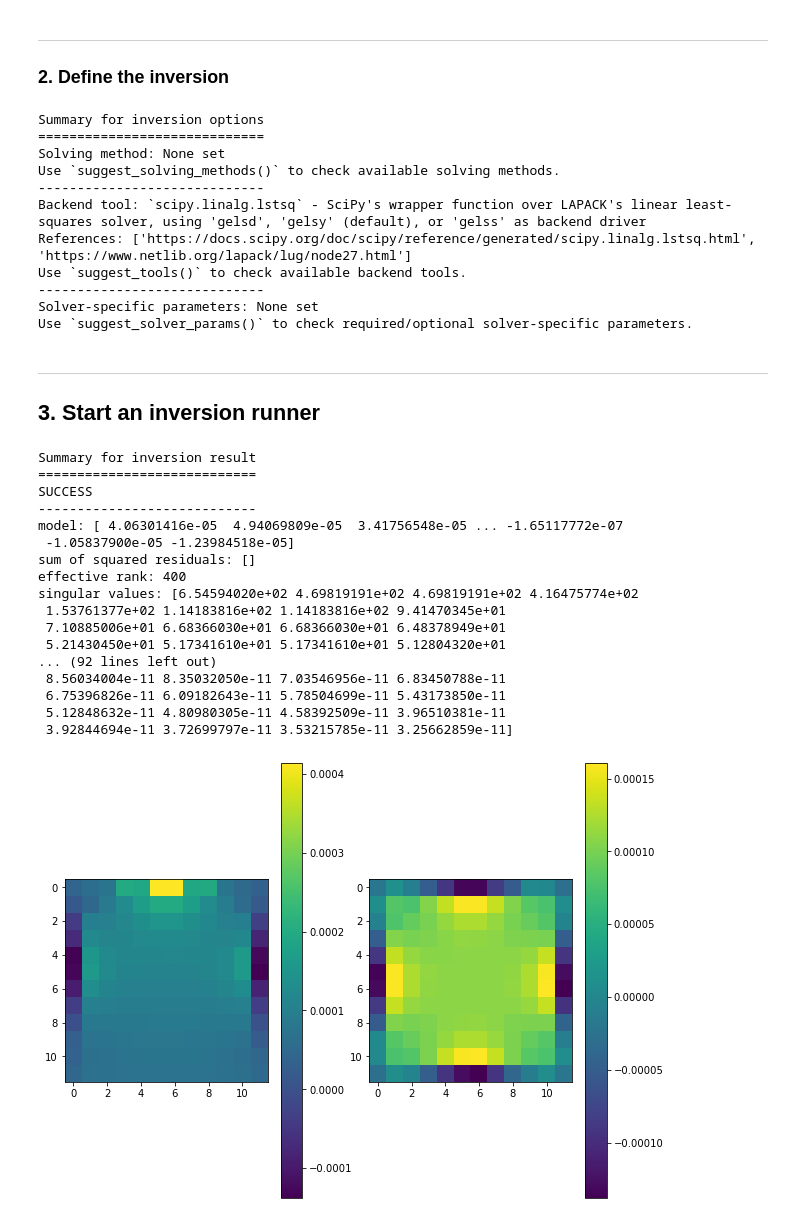
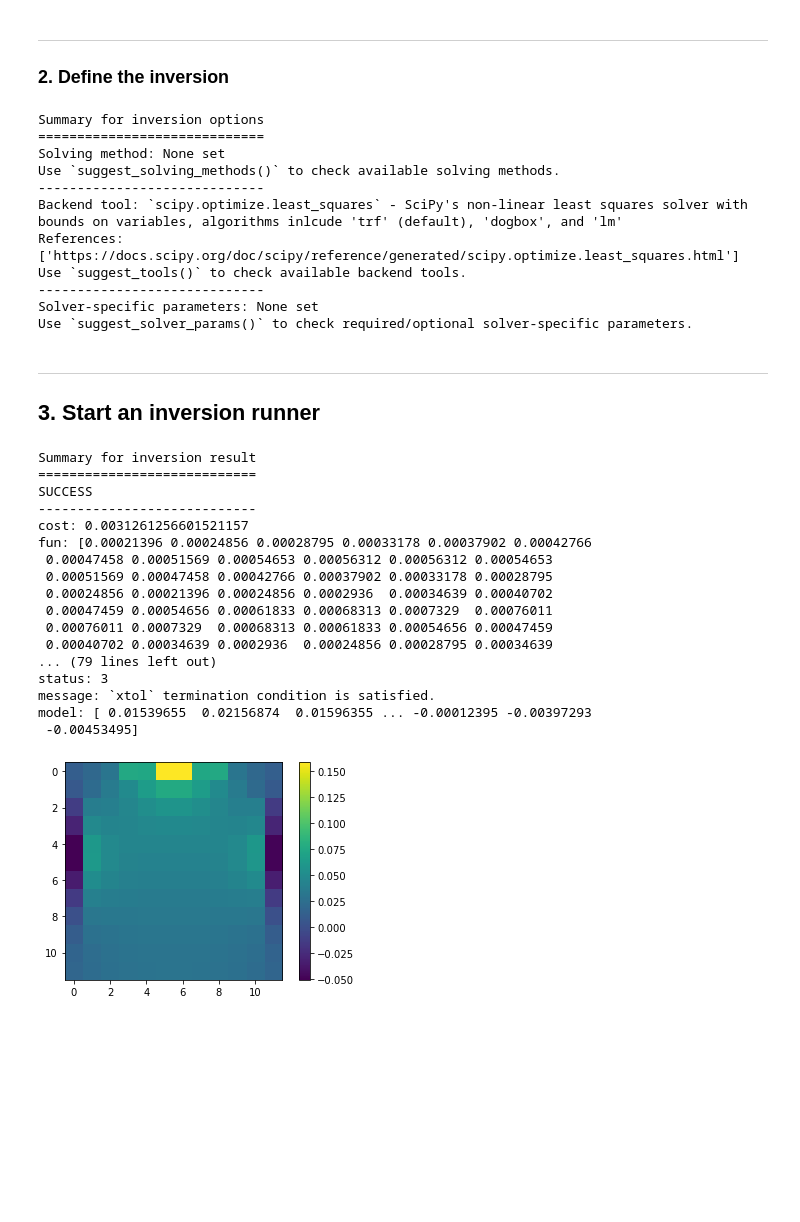
Before and after one commit to inlab-geo/espresso, a Jupyter notebook: notebooks/gravity_density.ipynb, the cells around one changed output. Cells and saved outputs as stored; diff of their text form; code cells hidden in the pictures; blank space fills up the shorter version.

```diff
--- a/notebooks/gravity_density.ipynb
+++ b/notebooks/gravity_density.ipynb
@@ -255,9 +255,9 @@ del tmp
 # Load starting models
 tmp=np.load('Starting_models.npz')
 Starting_model1=tmp['starting_model1']
-# Starting_model1[Starting_model1 > 0 ]=10
+Starting_model1[Starting_model1 > 0 ]=10
 Starting_model2=tmp['starting_model2']
-# Starting_model2 = np.zeros((12**3))
+Starting_model3 = np.zeros((12**3))
 
 # Create "observed" data by adding noise to forward solution
 noise_level=0.05
@@ -295,7 +295,7 @@ grav_problem.set_regularisation(reg_l1, epsilon)
 
 # Use default L2 misfit
 grav_problem.set_data_misfit("L2")
-grav_problem.set_initial_model(Starting_model1)
+grav_problem.set_initial_model(Starting_model3)
 
 # Set gradient, in hope of helping optimisers converge better
 def data_misfit_gradient(model):
@@ -323,7 +323,7 @@ List of functions/properties not set by you:
 inv_options = InversionOptions()
 # inv_options.set_tool()
 # inv_options.set_params()
-inv_options.set_tool("scipy.linalg.lstsq")
+inv_options.set_tool("scipy.optimize.least_squares")
 
 inv_options.summary()
 # %% [output]
@@ -332,8 +332,8 @@ Summary for inversion options
 Solving method: None set
 Use `suggest_solving_methods()` to check available solving methods.
 -----------------------------
-Backend tool: `scipy.linalg.lstsq` - SciPy's wrapper function over LAPACK's linear least-squares solver, using 'gelsd', 'gelsy' (default), or 'gelss' as backend driver
-References: ['https://docs.scipy.org/doc/scipy/reference/generated/scipy.linalg.lstsq.html', 'https://www.netlib.org/lapack/lug/node27.html']
+Backend tool: `scipy.optimize.least_squares` - SciPy's non-linear least squares solver with bounds on variables, algorithms inlcude 'trf' (default), 'dogbox', and 'lm'
+References: ['https://docs.scipy.org/doc/scipy/reference/generated/scipy.optimize.least_squares.html']
 Use `suggest_tools()` to check available backend tools.
 -----------------------------
 Solver-specific parameters: None set
@@ -352,28 +352,23 @@ Summary for inversion result
 ============================
 SUCCESS
 ----------------------------
-model: [ 4.06301416e-05  4.94069809e-05  3.41756548e-05 ... -1.65117772e-07
- -1.05837900e-05 -1.23984518e-05]
-sum of squared residuals: []
-effective rank: 400
-singular values: [6.54594020e+02 4.69819191e+02 4.69819191e+02 4.16475774e+02
- 1.53761377e+02 1.14183816e+02 1.14183816e+02 9.41470345e+01
- 7.10885006e+01 6.68366030e+01 6.68366030e+01 6.48378949e+01
- 5.21430450e+01 5.17341610e+01 5.17341610e+01 5.12804320e+01
-... (92 lines left out)
- 8.56034004e-11 8.35032050e-11 7.03546956e-11 6.83450788e-11
- 6.75396826e-11 6.09182643e-11 5.78504699e-11 5.43173850e-11
- 5.12848632e-11 4.80980305e-11 4.58392509e-11 3.96510381e-11
- 3.92844694e-11 3.72699797e-11 3.53215785e-11 3.25662859e-11]
+cost: 0.0031261256601521157
+fun: [0.00021396 0.00024856 0.00028795 0.00033178 0.00037902 0.00042766
+ 0.00047458 0.00051569 0.00054653 0.00056312 0.00056312 0.00054653
+ 0.00051569 0.00047458 0.00042766 0.00037902 0.00033178 0.00028795
+ 0.00024856 0.00021396 0.00024856 0.0002936  0.00034639 0.00040702
+ 0.00047459 0.00054656 0.00061833 0.00068313 0.0007329  0.00076011
+ 0.00076011 0.0007329  0.00068313 0.00061833 0.00054656 0.00047459
+ 0.00040702 0.00034639 0.0002936  0.00024856 0.00028795 0.00034639
+... (79 lines left out)
+status: 3
+message: `xtol` termination condition is satisfied.
+model: [ 0.01539655  0.02156874  0.01596355 ... -0.00012395 -0.00397293
+ -0.00453495]
 # %%
 result_model = inv_result.model.reshape(12,12,12)
 
-fig = plt.figure(figsize=(10,8))
-ax1 = fig.add_subplot(121)
-img1 = ax1.imshow(result_model[::-1,6,:])
-plt.colorbar(img1)
-ax2 = fig.add_subplot(122)
-img2 = ax2.imshow(result_model[6,:,:])
-plt.colorbar(img2);
+plt.imshow(result_model[::-1,6,:])
+plt.colorbar();
 # %% [output]
-[figure, old version]
+[figure, new version]
```
Also changed, not shown: parts of 1 cell of this notebook.
